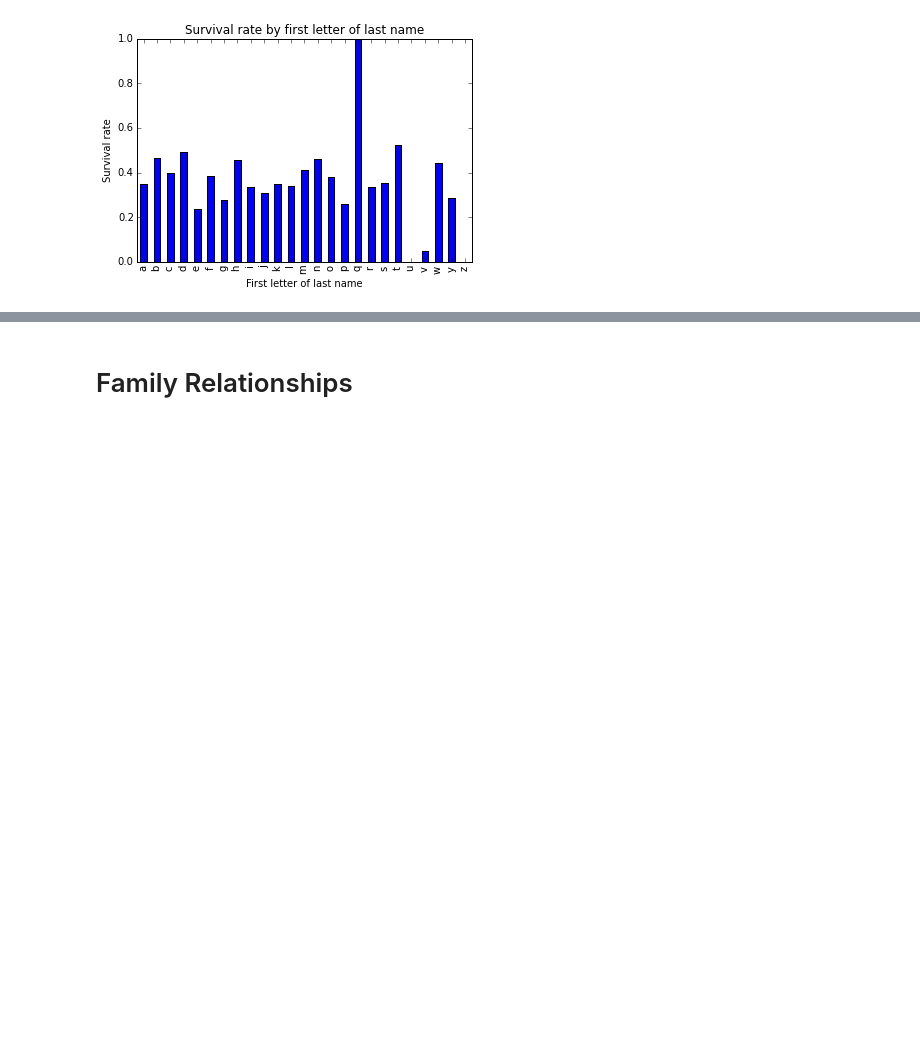
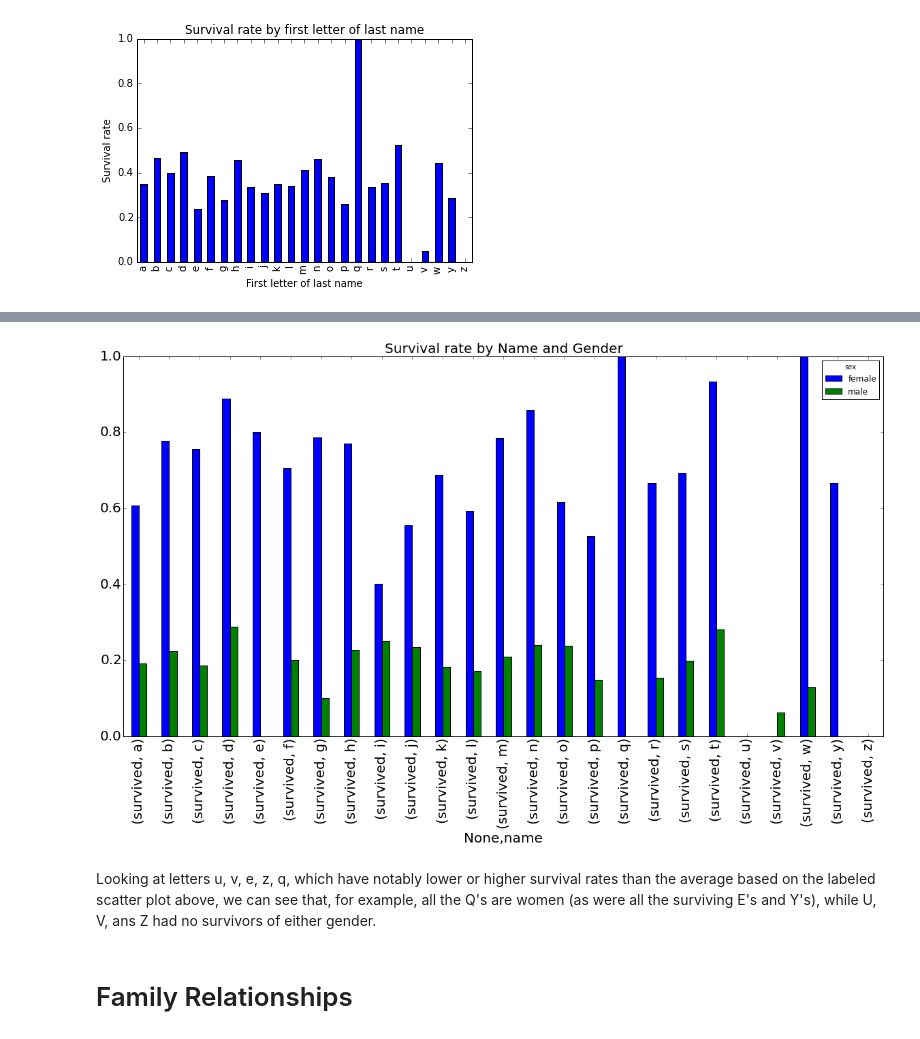
Before and after one commit to jolenemork/Exploring-public-datasets, a Jupyter notebook: Titanic_Analysis.ipynb, the cells around one changed output, grey strips where cells are left out. Drawn from its saved outputs; the diff is of its cells as text; code cells hidden in the pictures; blank space fills up the shorter version.

```diff
--- a/Titanic_Analysis.ipynb
+++ b/Titanic_Analysis.ipynb
@@ -228,0 +296,3 @@ plt.axis([-2,140, -0.1,1.1])
+# %%
+names = titanicData['name'].apply(lower).str.get(0)
+survived_name_gender_table = titanicData.pivot_table(values=["survived"], columns=[names,titanicData['sex']], aggfunc = np.mean)
@@ -229,3 +301,13 @@ plt.axis([-2,140, -0.1,1.1])
+# %%
+sngt = survived_name_gender_table.unstack(level = -1)
+acp = sngt.plot(kind='bar',stacked=False, figsize = (20,10), title = "Survival rate by Name and Gender")
+for item in ([acp.title, acp.xaxis.label, acp.yaxis.label] +
+             acp.get_xticklabels() + acp.get_yticklabels()):
+    item.set_fontsize(20)
+# %% [output]
+[figure, added]
+# %% [markdown]
+Looking at letters u, v, e, z, q, which have notably lower or higher survival rates than the average based on the labeled scatter plot above, we can see that, for example, all the Q's are women (as were all the surviving E's and Y's), while U, V, ans Z had no survivors of either gender.
 # %% [markdown]
 # Family Relationships
 # %%
```
Also changed, not shown: parts of 30 cells of this notebook, 1 other file.
